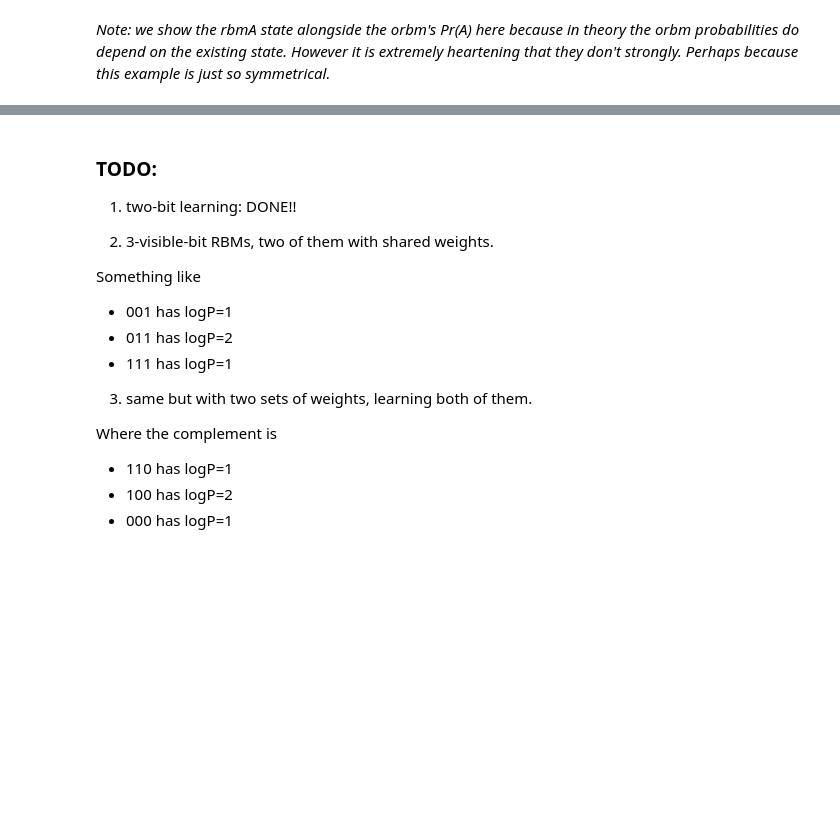
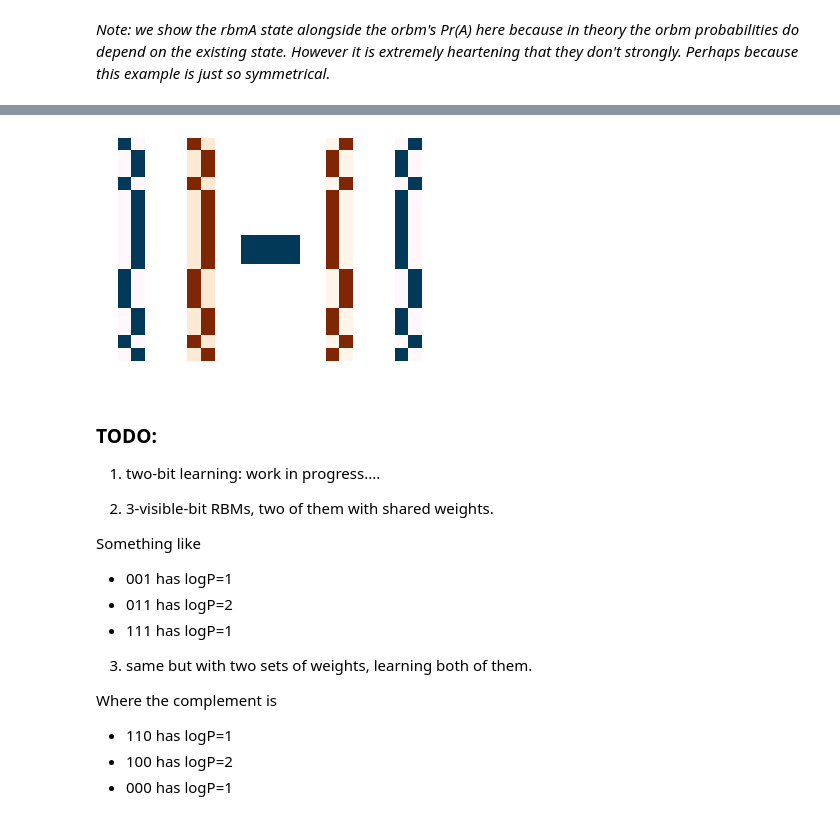
Before and after one commit to garibaldu/multicauseRBM, a Jupyter notebook: ExploratoryCode/simplest-ever-multicause-RBM.ipynb, the cells around one changed output, grey strips where cells are left out. Cells and saved outputs as stored; diff of their text form; code cells hidden in the pictures; blank space fills up the shorter version.

```diff
--- a/ExploratoryCode/simplest-ever-multicause-RBM.ipynb
+++ b/ExploratoryCode/simplest-ever-multicause-RBM.ipynb
@@ -237,7 +240,11 @@ show_reconstructions('reconstructions', w, v=np.array([[1,1]]), version='EXACT')
+# %%
+show_reconstructions('reconstructions', w*5, v=np.array([[1,1]]), version='EXACT')
+# %% [output]
+[figure, added]
 # %% [markdown]
 ### TODO:
 
- 1. two-bit learning: DONE!!
+ 1. two-bit learning: work in progress....
 
  2. 3-visible-bit RBMs, two of them with shared weights.
 
```
Also changed, not shown: parts of 18 cells of this notebook.
